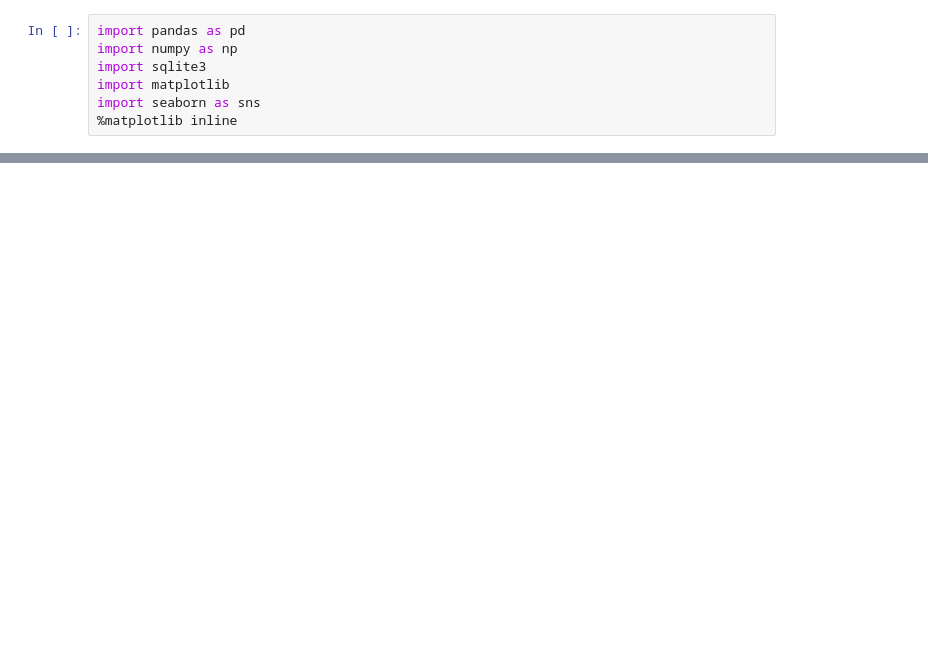
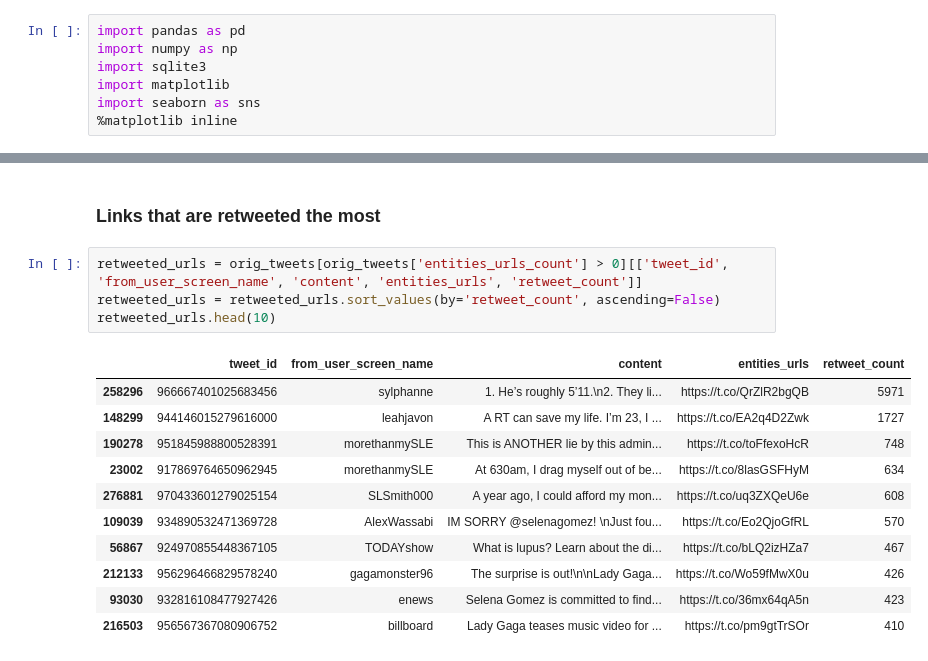
Before and after one commit to vishaalprasadsjsu/lupus-big-data, a Jupyter notebook: twitter_python/vishaal/lupus-graphs.ipynb, the cells around one changed output, grey strips where cells are left out. Saved outputs shown, nothing was run; the diff lists cells and outputs as text; blank space fills up the shorter version.

```diff
--- a/twitter_python/vishaal/lupus-graphs.ipynb
+++ b/twitter_python/vishaal/lupus-graphs.ipynb
@@ -27,0 +84,18 @@ Axes(0.125,0.125;0.775x0.755)
+# %% [markdown]
+### Links that are retweeted the most
+# %%
+retweeted_urls = orig_tweets[orig_tweets['entities_urls_count'] > 0][['tweet_id', 'from_user_screen_name', 'content', 'entities_urls', 'retweet_count']]
+retweeted_urls = retweeted_urls.sort_values(by='retweet_count', ascending=False)
+retweeted_urls.head(10)
+# %% [output]
+|  | tweet_id | from_user_screen_name | content | entities_urls | retweet_count |
+| 258296 | 966667401025683456 | sylphanne | 1. He’s roughly 5’11.\n2. They li... | https://t.co/QrZlR2bgQB | 5971 |
+| 148299 | 944146015279616000 | leahjavon | A RT can save my life. I’m 23, I ... | https://t.co/EA2q4D2Zwk | 1727 |
+| 190278 | 951845988800528391 | morethanmySLE | This is ANOTHER lie by this admin... | https://t.co/toFfexoHcR | 748 |
+| 23002 | 917869764650962945 | morethanmySLE | At 630am, I drag myself out of be... | https://t.co/8lasGSFHyM | 634 |
+| 276881 | 970433601279025154 | SLSmith000 | A year ago, I could afford my mon... | https://t.co/uq3ZXQeU6e | 608 |
+| 109039 | 934890532471369728 | AlexWassabi | IM SORRY @selenagomez! \nJust fou... | https://t.co/Eo2QjoGfRL | 570 |
+| 56867 | 924970855448367105 | TODAYshow | What is lupus? Learn about the di... | https://t.co/bLQ2izHZa7 | 467 |
+| 212133 | 956296466829578240 | gagamonster96 | The surprise is out!\n\nLady Gaga... | https://t.co/Wo59fMwX0u | 426 |
+| 93030 | 932816108477927426 | enews | Selena Gomez is committed to find... | https://t.co/36mx64qA5n | 423 |
+| 216503 | 956567367080906752 | billboard | Lady Gaga teases music video for ... | https://t.co/pm9gtTrSOr | 410 |
```
Also changed, not shown: parts of 16 cells of this notebook.
